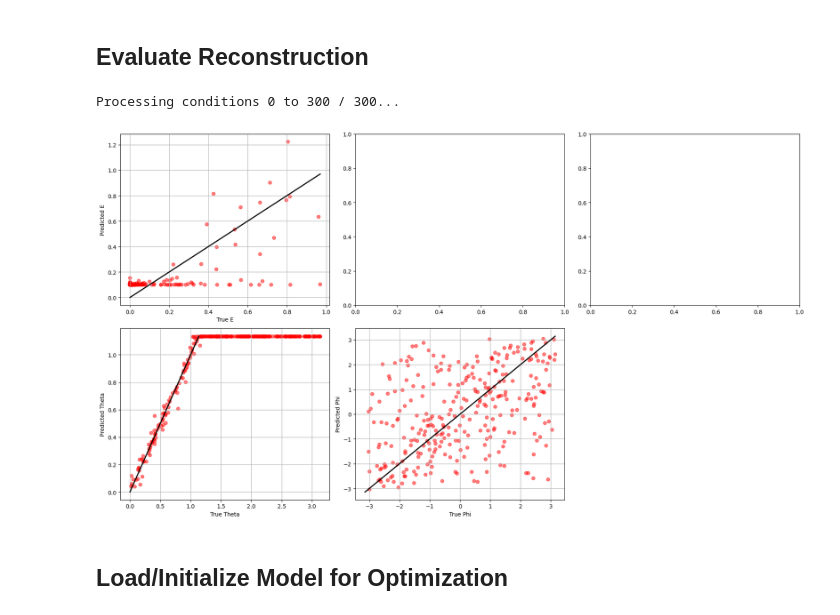
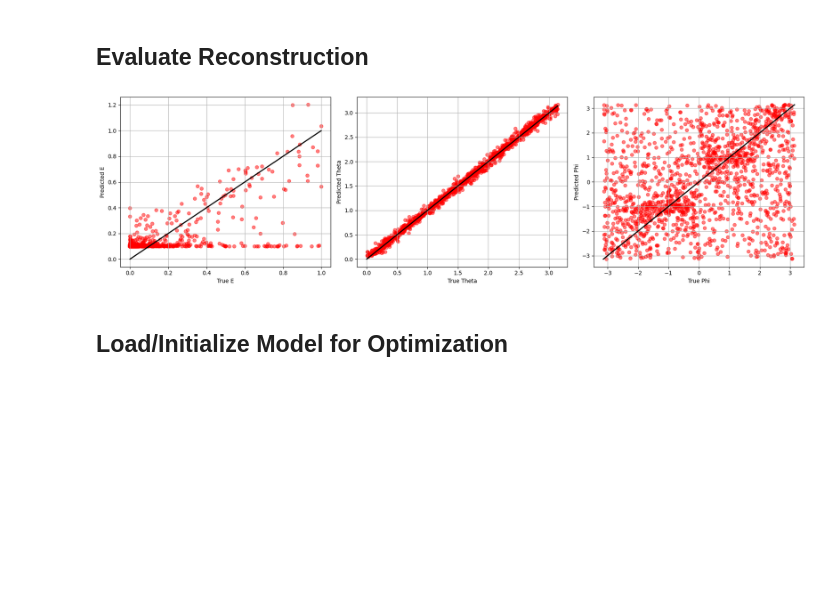
Before and after one commit to JayAgarwal25/TamboOpt-J, a Jupyter notebook: detector_optimization_v2/SWGOLO7_optimization.ipynb, the cells around one changed output. Drawn from its saved outputs; the diff is of its cells as text; code cells hidden in the pictures; blank space fills up the shorter version.

```diff
--- a/detector_optimization_v2/SWGOLO7_optimization.ipynb
+++ b/detector_optimization_v2/SWGOLO7_optimization.ipynb
@@ -333,3 +364,5 @@ inputs = torch.load(f"{output_dir}/inputs.pt")
 labels = torch.load(f"{output_dir}/labels.pt")
 inputs_val = torch.load(f"{output_dir}/inputs_val.pt")
 labels_val = torch.load(f"{output_dir}/labels_val.pt")
+inputs_test = torch.load(f"{output_dir}/inputs_test.pt")
+labels_test = torch.load(f"{output_dir}/labels_test.pt")
@@ -388,8 +438,9 @@ input_std[input_std < 1e-8] = 1.0
 # Normalize cached datasets
 inputs     = (inputs - input_mean) / input_std
 inputs_val = (inputs_val - input_mean) / input_std
+inputs_test = (inputs_test - input_mean) / input_std
 
 dataset = TensorDataset(inputs, labels)
-dataloader = DataLoader(dataset, batch_size=256, shuffle=True, drop_last=False, num_workers=4)
+dataloader = DataLoader(dataset, batch_size=256, shuffle=True, drop_last=False, num_workers=0)
 # %%
 %%time
@@ -455,29 +493,3 @@ torch.save(model.state_dict(), f"{output_dir}/model_weights.pth")
 # %% [markdown]
 ## Evaluate Reconstruction
-# %%
-model.load_state_dict(torch.load(f"{output_dir}/model_weights.pth"))
-# x,y = x1,y1
-Ntest = 300#0
-with torch.no_grad():
-    N, T, X0, Y0, energy, sin_z, cos_z, sin_a, cos_a = generate_showers(x, y, False, number_of_showers=Ntest)
-
-th = torch.atan2(sin_z, cos_z)
-ph = torch.atan2(sin_a, cos_a)
-
-E_norm, theta_norm, phi_norm = NormalizeLabels(energy, th, ph)
-x0 = X0 / 5000
-y0 = Y0 / 5000
-
-x_exp = x.unsqueeze(0).expand(Ntest, -1)
-y_exp = y.unsqueeze(0).expand(Ntest, -1)
-
-
-x0_exp = x0.unsqueeze(1).expand(-1, Nunits)
-y0_exp = y0.unsqueeze(1).expand(-1, Nunits)
-
-inputs_test = torch.stack([x_exp, y_exp, N, T, x0_exp, y0_exp], dim=2).float()
-inputs_test = (inputs_test - input_mean) / input_std
-labels_test = torch.stack([E_norm, theta_norm, phi_norm], dim=1).float()
-# %% [output]
-Processing conditions 0 to 300 / 300...
 # %%
@@ -485,40 +499,33 @@ model.eval()
 with torch.no_grad():
     outputs = model(inputs_test.view(Ntest, -1).to(device)).cpu()
 # %%
+
 # x_pred = outputs[:, 0]
 # y_pred = outputs[:, 1]
 E_pred, theta_pred, phi_pred = DenormalizeLabels(outputs[:, 0], outputs[:, 1], outputs[:, 2])
+E_lb, theta_lb, phi_lb = DenormalizeLabels(labels_test[:, 0], labels_test[:, 1], labels_test[:, 2])
 
-E_p, E_r = E_pred, energy
-# X_r, X_p = X0, x_pred * 5000
-# Y_r, Y_p = Y0, y_pred * 5000
-Th_r, Th_p = th, theta_pred
-Ph_r, Ph_p = ph, phi_pred
+E_p,    E_r     =   E_pred,       E_lb
+Th_p,   Th_r    =   theta_pred,   theta_lb
+Ph_p,   Ph_r    =   phi_pred,     phi_lb
 # %%
-fig, axes = plt.subplots(2, 3, figsize=(18, 10))
+fig, axes = plt.subplots(1, 3, figsize=(18, 5))
 
-axes[0, 0].scatter(E_r, E_p, alpha=.5, color="r")
-axes[0, 0].plot([0, E_r.max()], [0, E_r.max()], "k-", lw=2)
-axes[0, 0].set_xlabel("True E"); axes[0, 0].set_ylabel("Predicted E"); axes[0, 0].grid()
+axes[0].scatter(E_r.cpu(), E_p.cpu(), alpha=.5, color="r")
+axes[0].plot([0, E_r.max().cpu()], [0, E_r.max().cpu()], "k-", lw=2)
+axes[0].set_xlabel("True E"); axes[0].set_ylabel("Predicted E"); axes[0].grid()
 
-# axes[0, 1].scatter(X_r, X_p.detach(), alpha=.5, color="r")
-# axes[0, 1].set_xlabel("True X"); axes[0, 1].set_ylabel("Predicted X"); axes[0, 1].grid()
+axes[1].scatter(Th_r.cpu(), Th_p.detach().cpu(), alpha=.5, color="r")
+axes[1].plot([0, np.pi], [0, np.pi], "k-", lw=2)
+axes[1].set_xlabel("True Theta"); axes[1].set_ylabel("Predicted Theta"); axes[1].grid()
 
-# axes[0, 2].scatter(Y_r, Y_p.detach(), alpha=.5, color="r")
-# axes[0, 2].set_xlabel("True Y"); axes[0, 2].set_ylabel("Predicted Y"); axes[0, 2].grid()
+axes[2].scatter(Ph_r.cpu(), Ph_p.detach().cpu(), alpha=.5, color="r")
+axes[2].plot([-np.pi, np.pi], [-np.pi, np.pi], "k-", lw=2)
+axes[2].set_xlabel("True Phi"); axes[2].set_ylabel("Predicted Phi"); axes[2].grid()
 
-axes[1, 0].scatter(Th_r, Th_p.detach(), alpha=.5, color="r")
-axes[1, 0].plot([0, np.pi*65/180], [0, np.pi*65/180], "k-", lw=2)
-axes[1, 0].set_xlabel("True Theta"); axes[1, 0].set_ylabel("Predicted Theta"); axes[1, 0].grid()
-
-axes[1, 1].scatter(Ph_r, Ph_p.detach(), alpha=.5, color="r")
-axes[1, 1].plot([-np.pi, np.pi], [-np.pi, np.pi], "k-", lw=2)
-axes[1, 1].set_xlabel("True Phi"); axes[1, 1].set_ylabel("Predicted Phi"); axes[1, 1].grid()
-
-axes[1, 2].axis("off")
 plt.tight_layout(); plt.show()
 # %% [output]
-[figure, old version]
+[figure, new version]
 # %% [markdown]
 ## Load/Initialize Model for Optimization
 # %%
```
Also changed, not shown: parts of 34 cells of this notebook, 8 other files.
